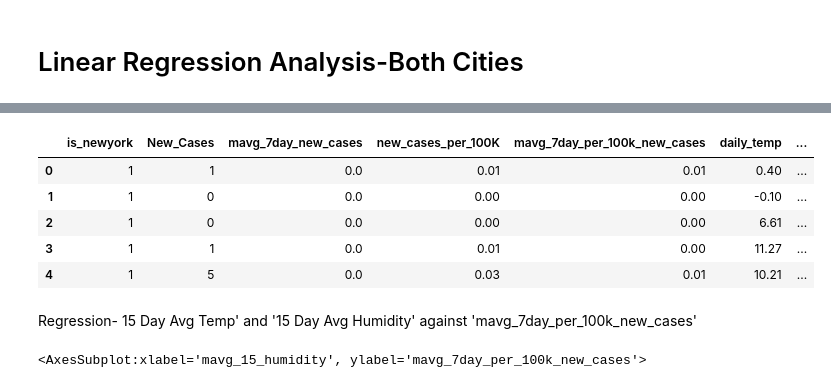
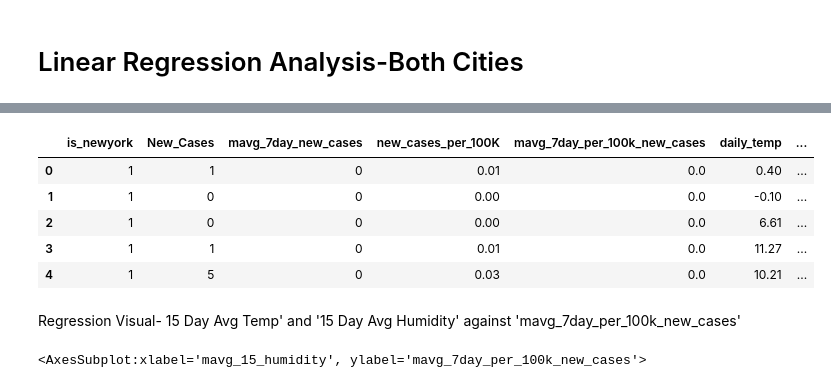
Before and after one commit to archinarula/Group-5-Project, a Jupyter notebook: NewData_Model_Analysis_Regression.ipynb, the cells around one changed output, grey strips where cells are left out. Saved outputs shown, nothing was run; the diff lists cells and outputs as text; code cells hidden in the pictures.

```diff
--- a/NewData_Model_Analysis_Regression.ipynb
+++ b/NewData_Model_Analysis_Regression.ipynb
@@ -118,15 +118,15 @@ Combined_df_all.head()
 # %%
-Combined_df_all_Reg= Combined_df_all.drop(["Reported_Date","City","Population","Data_Source","Extract_Date"], axis=1)
+Combined_df_all_Reg= Combined_df_all.drop(["Reported_Date","City","Population","Data Source"], axis=1)
 Combined_df_all_Reg.head()
 # %% [output]
 |  | is_newyork | New_Cases | mavg_7day_new_cases | new_cases_per_100K | mavg_7day_per_100k_new_cases | daily_temp | ... |
-| 0 | 1 | 1 | 0.0 | 0.01 | 0.01 | 0.40 | ... |
-| 1 | 1 | 0 | 0.0 | 0.00 | 0.00 | -0.10 | ... |
-| 2 | 1 | 0 | 0.0 | 0.00 | 0.00 | 6.61 | ... |
-| 3 | 1 | 1 | 0.0 | 0.01 | 0.00 | 11.27 | ... |
-| 4 | 1 | 5 | 0.0 | 0.03 | 0.01 | 10.21 | ... |
+| 0 | 1 | 1 | 0 | 0.01 | 0.0 | 0.40 | ... |
+| 1 | 1 | 0 | 0 | 0.00 | 0.0 | -0.10 | ... |
+| 2 | 1 | 0 | 0 | 0.00 | 0.0 | 6.61 | ... |
+| 3 | 1 | 1 | 0 | 0.01 | 0.0 | 11.27 | ... |
+| 4 | 1 | 5 | 0 | 0.03 | 0.0 | 10.21 | ... |
 # %% [markdown]
-Regression- 15 Day Avg Temp' and '15 Day Avg Humidity' against 'mavg_7day_per_100k_new_cases'
+Regression Visual- 15 Day Avg Temp' and '15 Day Avg Humidity' against 'mavg_7day_per_100k_new_cases'
 # %%
 # Plot a scatter plot of '15 Day Avg Temp' and '15 Day Avg Humidity' against 'mavg_7day_per_100k_new_cases'
 Combined_df_all_Reg.plot(kind='scatter', x='mavg_15_temp', y='mavg_7day_per_100k_new_cases')
```
Also changed, not shown: parts of 45 cells of this notebook.
